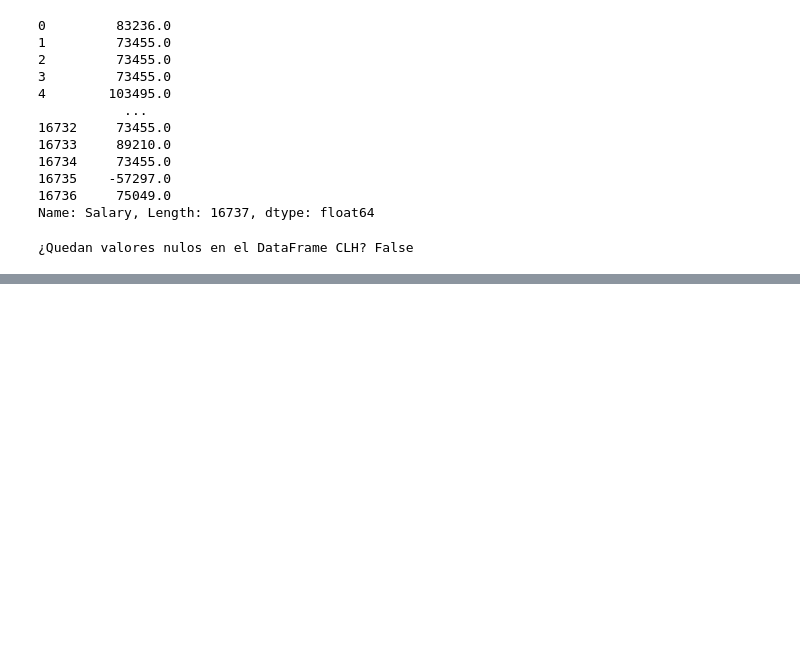
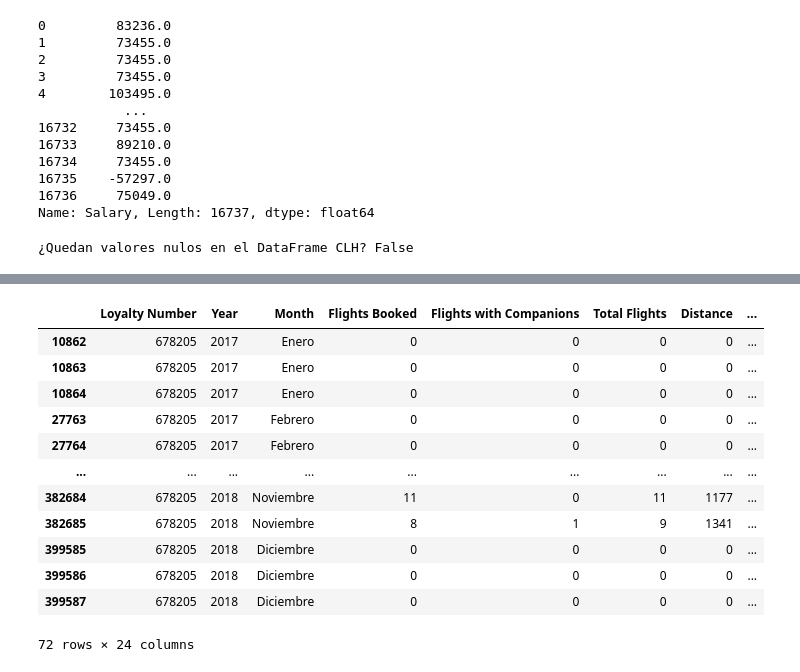
Before and after one commit to Adalab/bda-modulo-3-evaluacion-final-fatimagonzalezya, a Jupyter notebook: evaluacion-final-fatimagonzalezya.ipynb, the cells around one changed output, grey strips where cells are left out. Saved outputs shown, nothing was run; the diff lists cells and outputs as text; code cells hidden in the pictures; blank space fills up the shorter version.

```diff
--- a/evaluacion-final-fatimagonzalezya.ipynb
+++ b/evaluacion-final-fatimagonzalezya.ipynb
@@ -377,0 +459,16 @@ print("¿Quedan valores nulos en el DataFrame CLH?", df_Loyalty_History.isnull()
+# %%
+df_unido[df_unido["Loyalty Number"] == 678205]  # Comprobación de duplicados con ID que comparte mes y año (y el resto de datos)
+# %% [output]
+|  | Loyalty Number | Year | Month | Flights Booked | Flights with Companions | Total Flights | Distance | ... |
+| 10862 | 678205 | 2017 | Enero | 0 | 0 | 0 | 0 | ... |
+| 10863 | 678205 | 2017 | Enero | 0 | 0 | 0 | 0 | ... |
+| 10864 | 678205 | 2017 | Enero | 0 | 0 | 0 | 0 | ... |
+| 27763 | 678205 | 2017 | Febrero | 0 | 0 | 0 | 0 | ... |
+| 27764 | 678205 | 2017 | Febrero | 0 | 0 | 0 | 0 | ... |
+| ... | ... | ... | ... | ... | ... | ... | ... | ... |
+| 382684 | 678205 | 2018 | Noviembre | 11 | 0 | 11 | 1177 | ... |
+| 382685 | 678205 | 2018 | Noviembre | 8 | 1 | 9 | 1341 | ... |
+| 399585 | 678205 | 2018 | Diciembre | 0 | 0 | 0 | 0 | ... |
+| 399586 | 678205 | 2018 | Diciembre | 0 | 0 | 0 | 0 | ... |
+| 399587 | 678205 | 2018 | Diciembre | 0 | 0 | 0 | 0 | ... |
+72 rows × 24 columns
```
Also changed, not shown: parts of 10 cells of this notebook.
